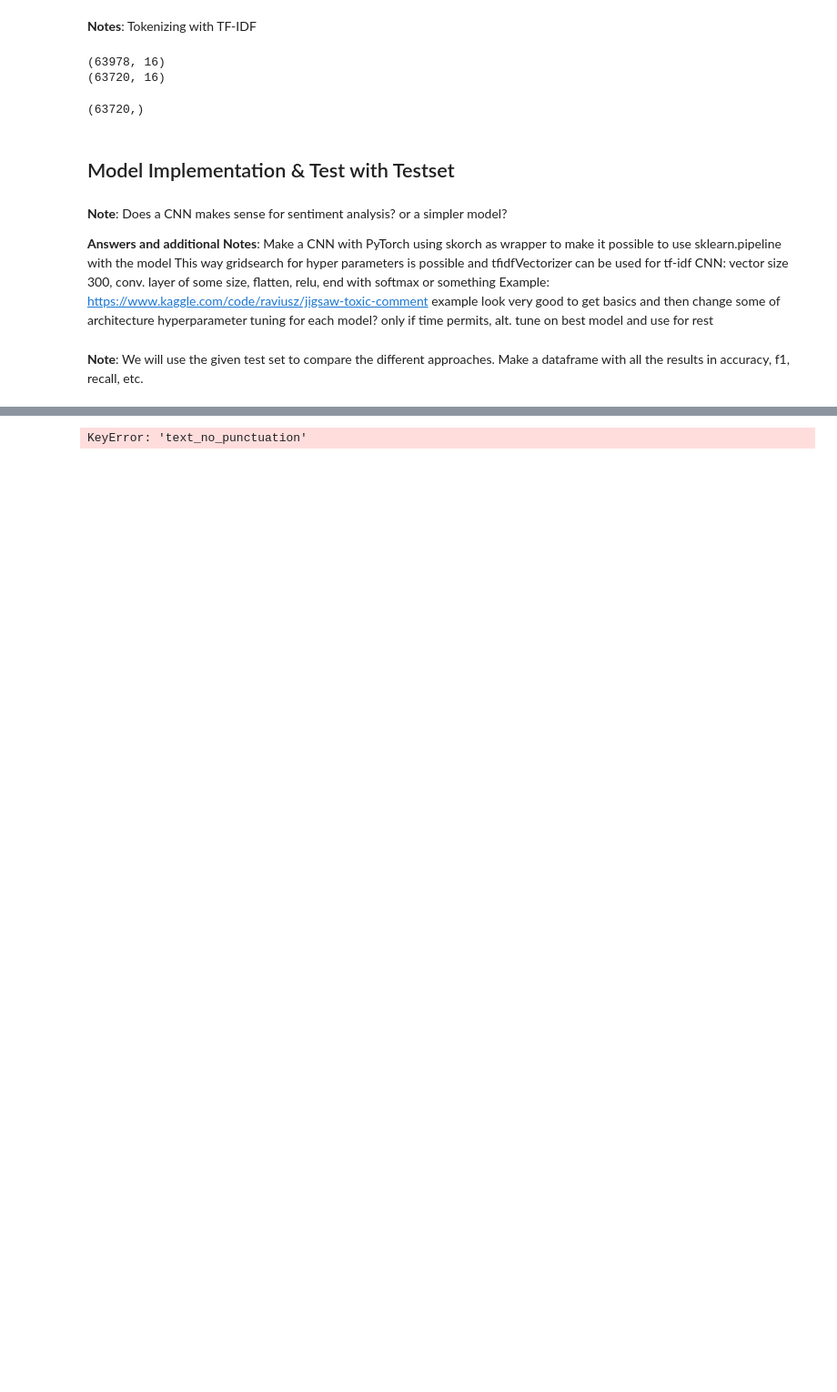
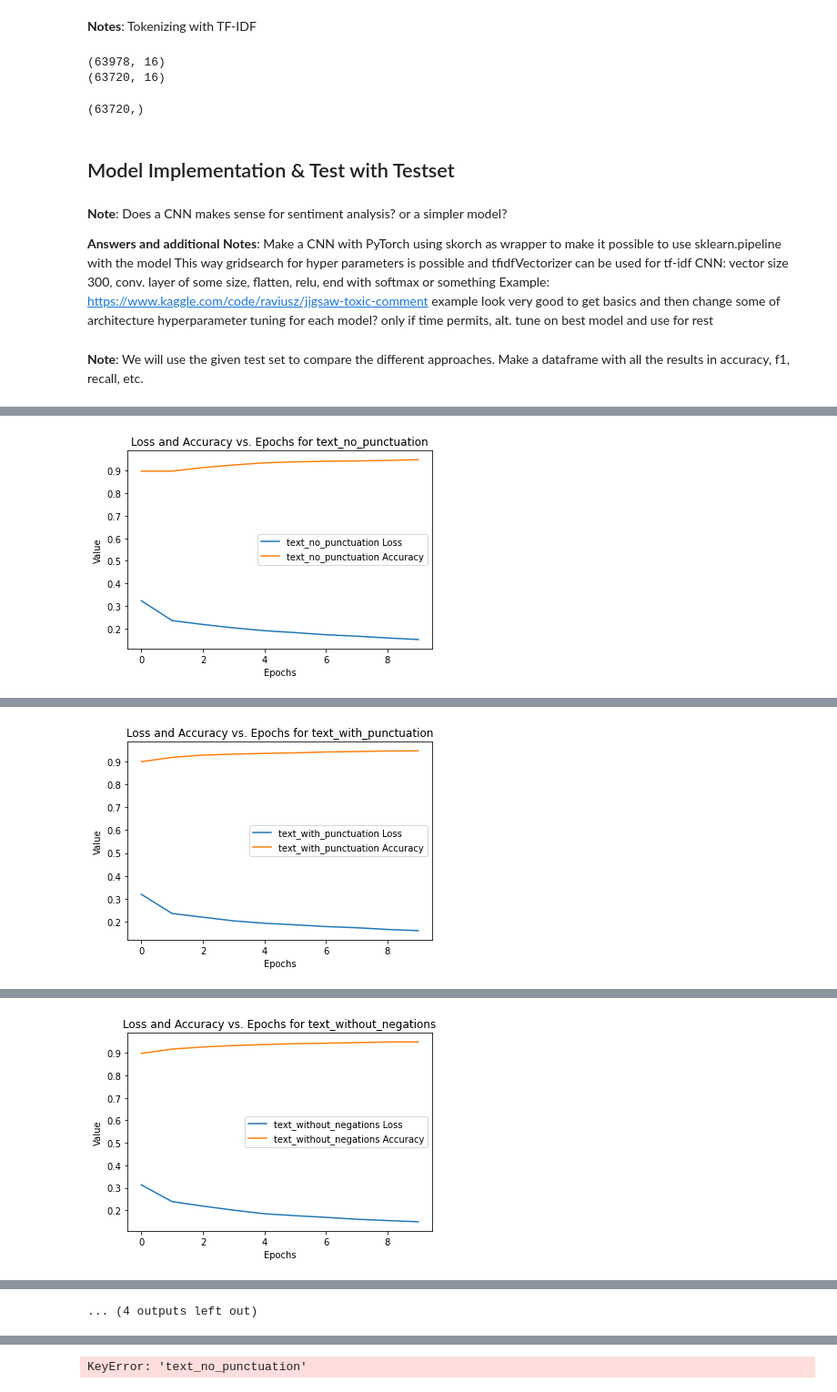
Before and after one commit to aobermuhlner/NLP_P2, a Jupyter notebook: Project2Pipeline.ipynb, the cells around one changed output, grey strips where cells are left out. Shown at 91% size. Saved outputs shown, nothing was run; the diff lists cells and outputs as text; code cells hidden in the pictures; blank space fills up the shorter version.

```diff
--- a/Project2Pipeline.ipynb
+++ b/Project2Pipeline.ipynb
@@ -395,9 +395,6 @@ data_test['text_no_punctuation'].shape
 # %% [output]
 (63720,)
 # %%
-
-from imblearn.under_sampling import RandomUnderSampler
-from collections import Counter
 from sklearn.model_selection import train_test_split
 
 
@@ -415,14 +412,9 @@ def makeToTensors(X_train, y_train, X_test, y_test):
     y_test_tensor = torch.tensor(y_test, dtype=torch.long)
 
     X_train, X_test, y_train, y_test = train_test_split(X_train_tensor, y_train_tensor, test_size=0.8, stratify=y_train, random_state=42)
-    # Initialize RandomUnderSampler
-    undersampler = RandomUnderSampler(random_state=42)
-
-    # Resample the data
-    X_resampled, y_resampled = undersampler.fit_resample(X_test_tensor, y_test_tensor)
 
 
-    return X_train, y_train, X_resampled, y_resampled
+    return X_train, y_train, X_test_tensor, y_test_tensor
 # %% [markdown]
 ## Model Implementation & Test with Testset
 # %% [markdown]
@@ -549,7 +541,7 @@ for name in columnName:
     X_train_T, y_train_T, X_test_T, y_test_T = makeToTensors(X_train, y_train, X_test, y_test)
 
     # Get the test accuracy using the best model
-    accuracy, model, train_loss, train_accuracy = trainCNN(X_train_T, y_train_T, X_test_T, y_test_T, epochs=30, learning_rate=0.0001)
+    accuracy, model, train_loss, train_accuracy = trainCNN(X_train_T, y_train_T, X_test_T, y_test_T, epochs=10, learning_rate=0.0001)
 
     all_train_loss.append(train_loss)
     all_train_accuracy.append(train_accuracy)
@@ -560,6 +552,7 @@ for name in columnName:
     plt.ylabel('Value')
     plt.title(f'Loss and Accuracy vs. Epochs for {name}')
     plt.legend()
+    plt.savefig(f'Loss_Accuracy_Epochs_{name}.png')
     plt.show()
 
     results.append({'Column': name, 'Test_Accuracy': accuracy})
@@ -586,0 +575 @@ Epoch [28/30], Loss: 0.07242554423742292, Accuracy: 0.9714231998495958
+[figure, added]
@@ -586,0 +588 @@ Epoch [28/30], Loss: 0.07242554423742292, Accuracy: 0.9714231998495958
+[figure, added]
@@ -586,0 +601 @@ Epoch [28/30], Loss: 0.07242554423742292, Accuracy: 0.9714231998495958
+[figure, added]
@@ -587 +641,2 @@ Epoch [28/30], Loss: 0.07242554423742292, Accuracy: 0.9714231998495958
+... (4 outputs left out)
 # %%
```
Also changed, not shown: parts of 3 cells of this notebook, 5 other files.
